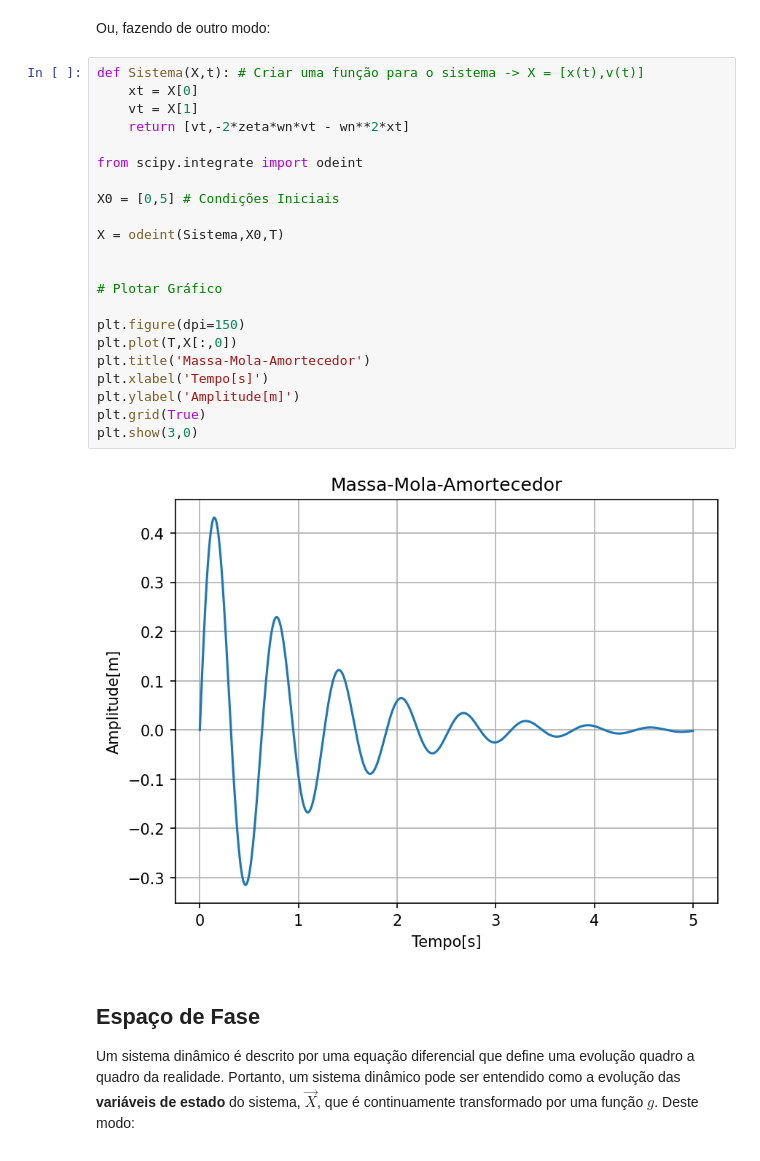
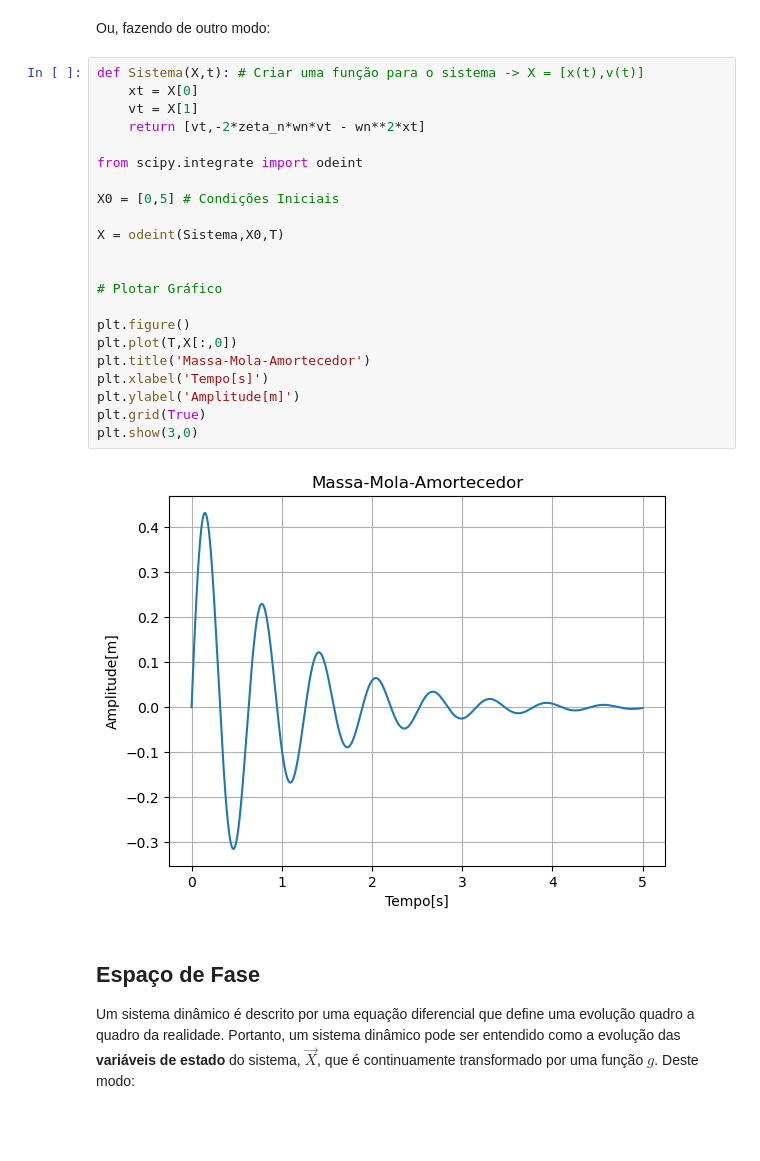
Before and after one commit to Pi-vi/Aulas_vibracoes, a Jupyter notebook: Vibs2.ipynb, the cells around one changed output. Drawn from its saved outputs; the diff is of its cells as text; blank space fills up the shorter version.

```diff
--- a/Vibs2.ipynb
+++ b/Vibs2.ipynb
@@ -781,27 +816,27 @@ Ou, fazendo de outro modo:
 # %%
 def Sistema(X,t): # Criar uma função para o sistema -> X = [x(t),v(t)]
     xt = X[0]
     vt = X[1]
-    return [vt,-2*zeta*wn*vt - wn**2*xt]
+    return [vt,-2*zeta_n*wn*vt - wn**2*xt]
 
 from scipy.integrate import odeint
 
 X0 = [0,5] # Condições Iniciais
 
 X = odeint(Sistema,X0,T)
 
 
 # Plotar Gráfico
 
-plt.figure(dpi=150)
+plt.figure()
 plt.plot(T,X[:,0])
 plt.title('Massa-Mola-Amortecedor')
 plt.xlabel('Tempo[s]')
 plt.ylabel('Amplitude[m]')
 plt.grid(True)
 plt.show(3,0)
 # %% [output]
-[figure, old version]
+[figure, new version]
 # %% [markdown]
 ## Espaço de Fase
 
```
Also changed, not shown: parts of 44 cells of this notebook, 2 other files.
